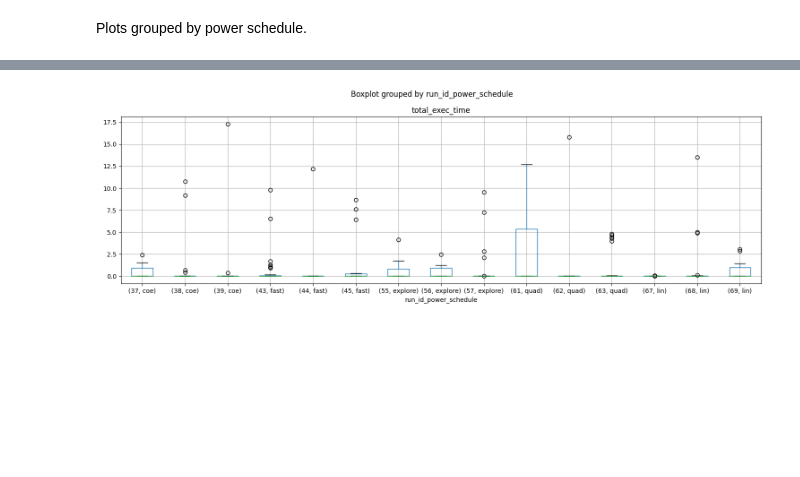
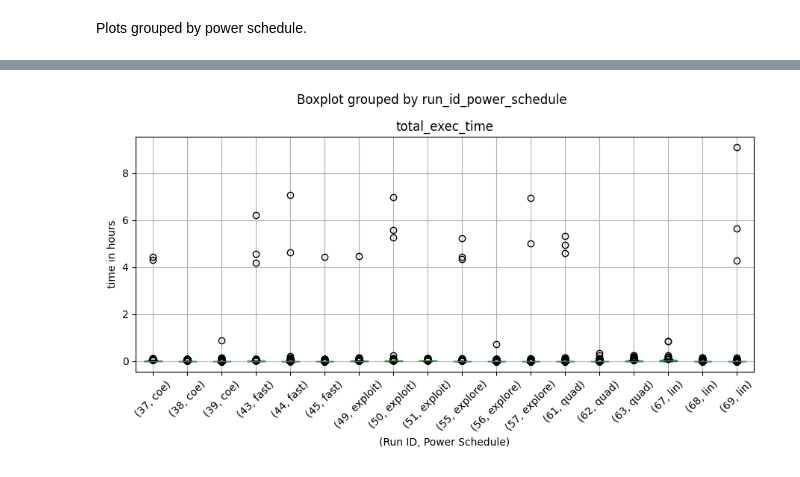
Before and after one commit to amordahl/GraphingFuzzer, a Jupyter notebook: make_plots.py.ipynb, the cells around one changed output, grey strips where cells are left out. Cells and saved outputs as stored; diff of their text form; code cells hidden in the pictures; blank space fills up the shorter version.

```diff
--- a/make_plots.py.ipynb
+++ b/make_plots.py.ipynb
@@ -4,8 +4,7 @@ import matplotlib.pyplot as plt
 import pandas
 
 %matplotlib widget
-
-input = "/Users/austin/Downloads/bloaty.csv"
+input = "/Users/austin/Downloads/seeds.csv"
 data = pandas.read_csv(input, low_memory=False)
 data['time'] = data['time'] / 1000 / 60 / 60
 # %% [markdown]
@@ -55,19 +57,22 @@ fig.tight_layout()
 # %%
 plt.close("all")
 data.sort_values(["run_id", "power_schedule", "time"])
 data['total_exec_time'] = data['time'] - data['time'].shift(1)
 data['total_exec_time'] = data['total_exec_time'].clip(lower=0).fillna(0)
 
 # Create tuple column
 num_rows = len(data['power_schedule'].unique())
 fig, ax = plt.subplots()
-fig.set_size_inches(15, 5)
+fig.set_size_inches(9, 5)
 fig.set_dpi(300)
 
 data['run_id_power_schedule'] = data[['run_id', 'power_schedule']].apply(tuple, axis=1)
 data.boxplot(column='total_exec_time', by='run_id_power_schedule', ax=ax)
 
+plt.xticks(rotation=45)
+plt.xlabel('(Run ID, Power Schedule)')
+plt.ylabel('time in hours')
 fig.tight_layout()
 plt.show()
 # %% [output]
-[figure, old version]
+[figure, new version]
```
Also changed, not shown: parts of 2 cells of this notebook, 1 other file.
